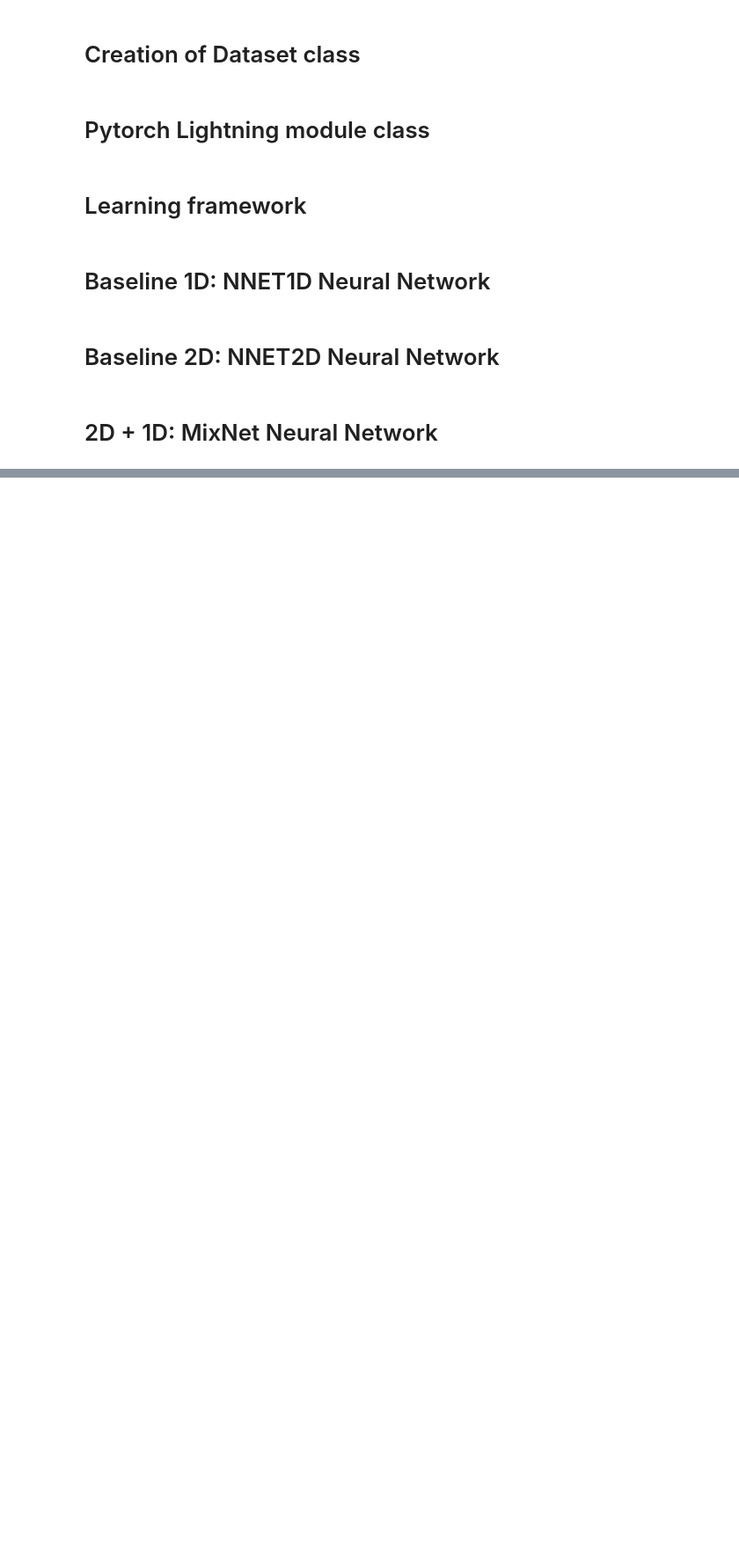
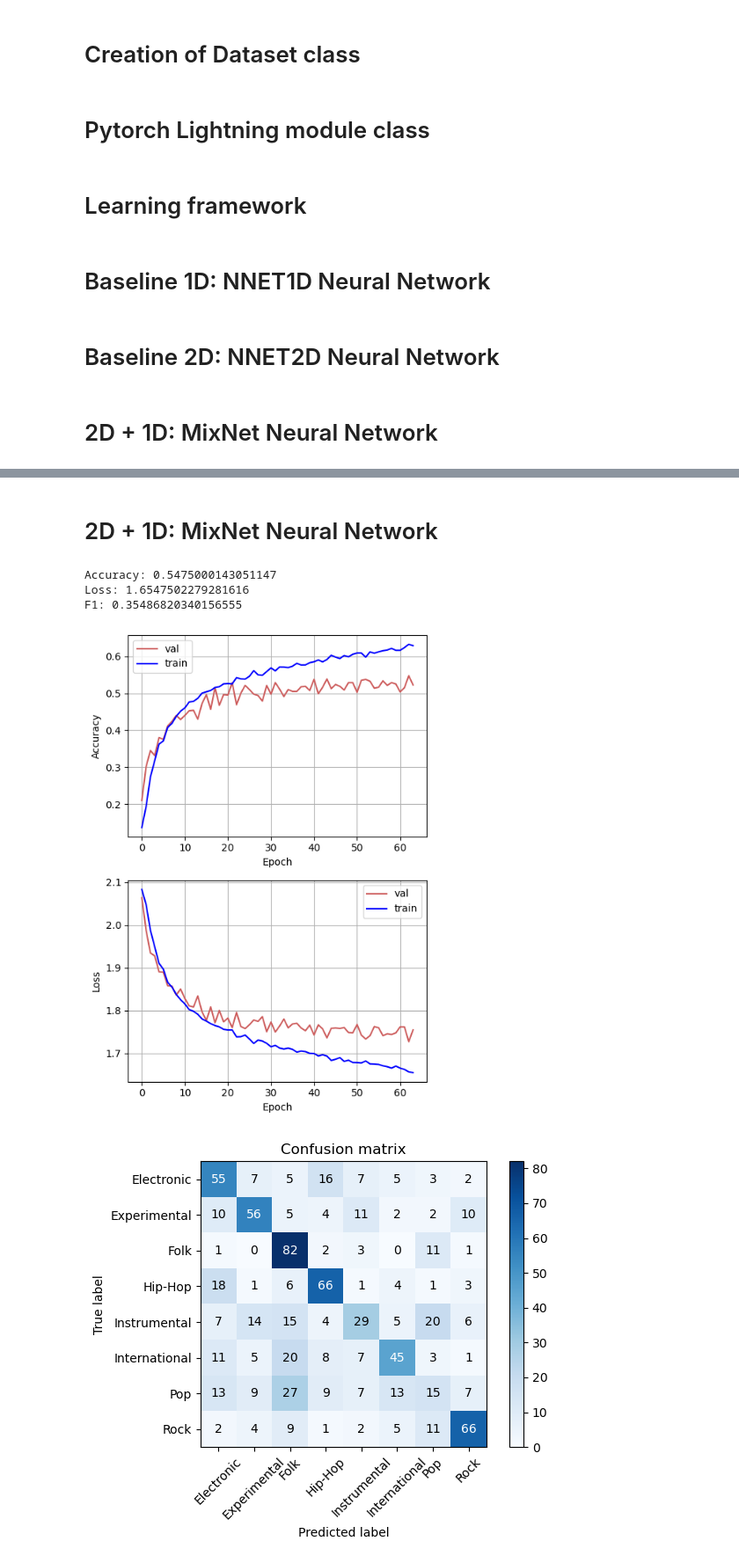
Before and after one commit to AlbertoSaretto/Music-Genre-Recognition, a Jupyter notebook: Final_Notebook.ipynb, the cells around one changed output, grey strips where cells are left out. Shown: that part at 88% size. Cells and saved outputs as stored; diff of their text form; code cells hidden in the pictures; blank space fills up the shorter version.

```diff
--- a/Final_Notebook.ipynb
+++ b/Final_Notebook.ipynb
@@ -1037,0 +1265,18 @@ main_train(model_net = model_net,
+# %% [markdown]
+# 2D + 1D: MixNet Neural Network
+# %%
+resultmix_path = "./Music-Genre-Recognition/CNNMix/lightning_logs/"  # Replace with the path to the event file for the MixNet
+df_mix = extract_scalar_events(resultmix_path)
+
+# plot loss and accuracy
+plot_metrics(df_mix )
+
+#plot confusion
+confusion= "./Music-Genre-Recognition/CNNMix/lightning_logs/"   # Replace with the path to the confusion matrix file
+plot_confusion_matrix(confusion)
+# %% [output]
+Accuracy: 0.5475000143051147
+Loss: 1.6547502279281616
+F1: 0.35486820340156555
+[figure, added]
+[figure, added]
```
Also changed, not shown: parts of 9 cells of this notebook.
